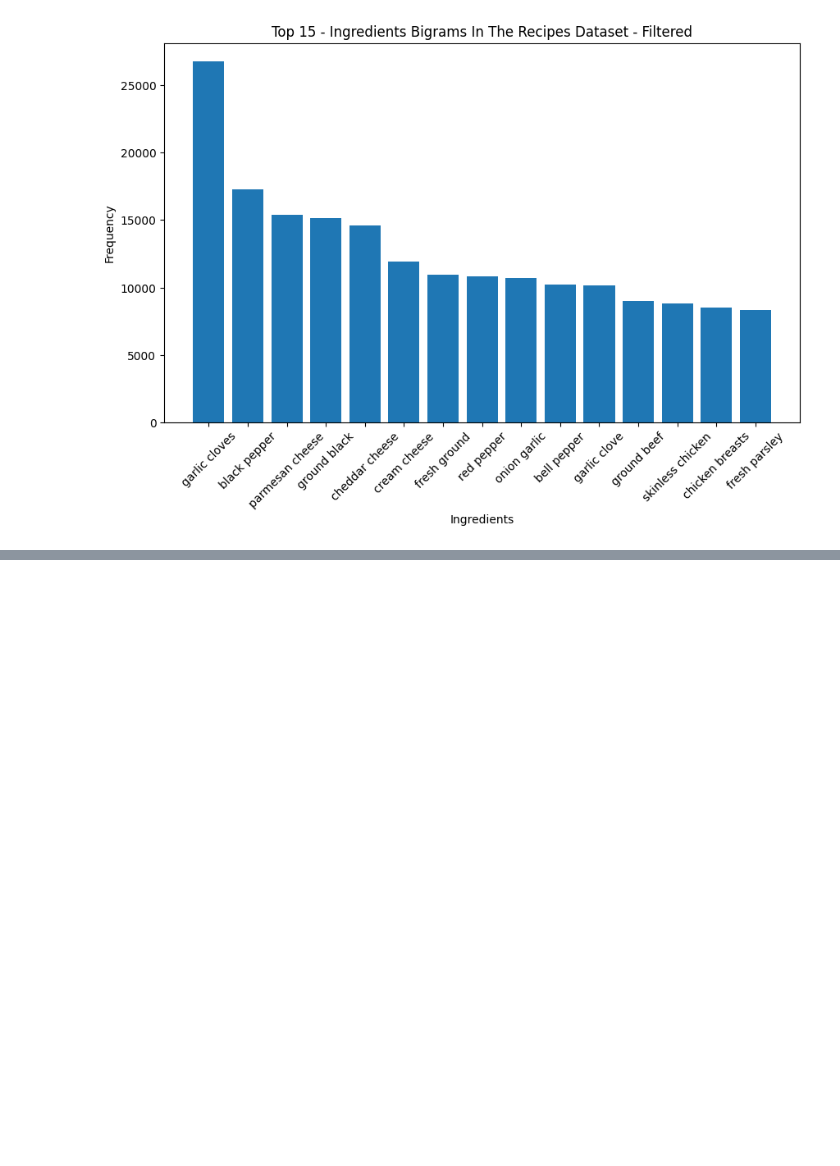
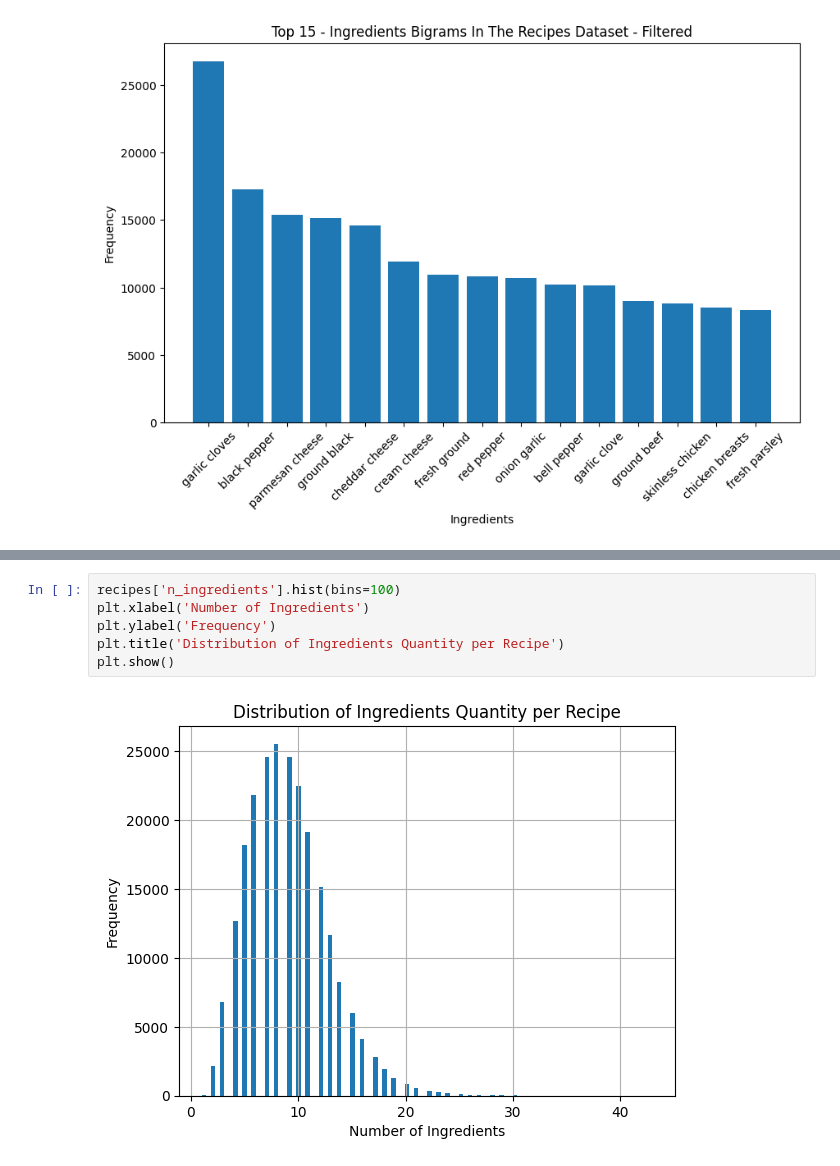
Before and after one commit to MGonza20/ProyectoFinal_DeepLearning, a Jupyter notebook: Exploratory_Analysis.ipynb, the cells around one changed output, grey strips where cells are left out. Saved outputs shown, nothing was run; the diff lists cells and outputs as text; blank space fills up the shorter version.

```diff
--- a/Exploratory_Analysis.ipynb
+++ b/Exploratory_Analysis.ipynb
@@ -131,0 +144,8 @@ plt.show()
+# %%
+recipes['n_ingredients'].hist(bins=100)
+plt.xlabel('Number of Ingredients')
+plt.ylabel('Frequency')
+plt.title('Distribution of Ingredients Quantity per Recipe')
+plt.show()
+# %% [output]
+[figure, added]
```
Also changed, not shown: parts of 3 cells of this notebook.
